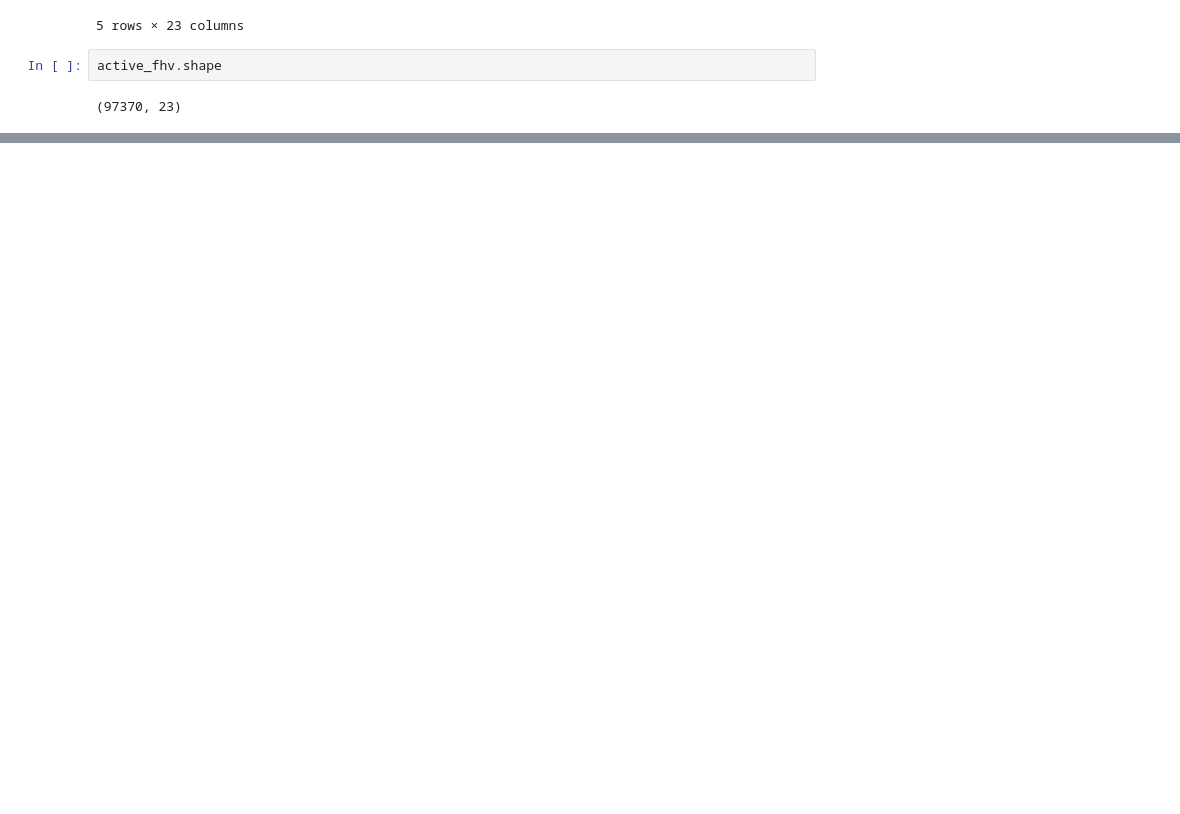
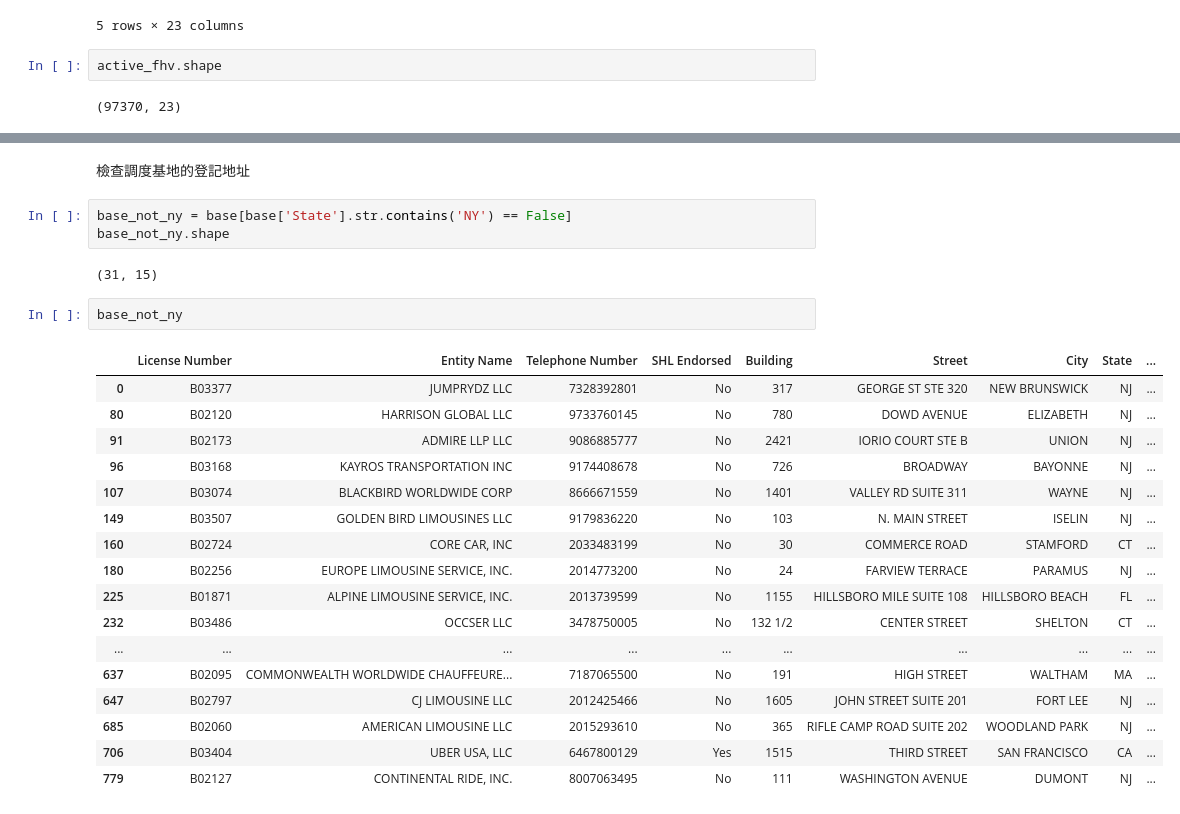
Before and after one commit to TicyYang/nyc-multimodal-ride-hailing-data-retrieval-platform, a Jupyter notebook: check_base_and_active_fhv.ipynb, the cells around one changed output, grey strips where cells are left out. Cells and saved outputs as stored; diff of their text form; blank space fills up the shorter version.

```diff
--- a/check_base_and_active_fhv.ipynb
+++ b/check_base_and_active_fhv.ipynb
@@ -34,0 +89,27 @@ active_fhv.shape
+# %% [markdown]
+檢查調度基地的登記地址
+# %%
+base_not_ny = base[base['State'].str.contains('NY') == False]
+base_not_ny.shape
+# %% [output]
+(31, 15)
+# %%
+base_not_ny
+# %% [output]
+|  | License Number | Entity Name | Telephone Number | SHL Endorsed | Building | Street | City | State | ... |
+| 0 | B03377 | JUMPRYDZ LLC | 7328392801 | No | 317 | GEORGE ST STE 320 | NEW BRUNSWICK | NJ | ... |
+| 80 | B02120 | HARRISON GLOBAL LLC | 9733760145 | No | 780 | DOWD AVENUE | ELIZABETH | NJ | ... |
+| 91 | B02173 | ADMIRE LLP LLC | 9086885777 | No | 2421 | IORIO COURT STE B | UNION | NJ | ... |
+| 96 | B03168 | KAYROS TRANSPORTATION INC | 9174408678 | No | 726 | BROADWAY | BAYONNE | NJ | ... |
+| 107 | B03074 | BLACKBIRD WORLDWIDE CORP | 8666671559 | No | 1401 | VALLEY RD SUITE 311 | WAYNE | NJ | ... |
+| 149 | B03507 | GOLDEN BIRD LIMOUSINES LLC | 9179836220 | No | 103 | N. MAIN STREET | ISELIN | NJ | ... |
+| 160 | B02724 | CORE CAR, INC | 2033483199 | No | 30 | COMMERCE ROAD | STAMFORD | CT | ... |
+| 180 | B02256 | EUROPE LIMOUSINE SERVICE, INC. | 2014773200 | No | 24 | FARVIEW TERRACE | PARAMUS | NJ | ... |
+| 225 | B01871 | ALPINE LIMOUSINE SERVICE, INC. | 2013739599 | No | 1155 | HILLSBORO MILE SUITE 108 | HILLSBORO BEACH | FL | ... |
+| 232 | B03486 | OCCSER LLC | 3478750005 | No | 132 1/2 | CENTER STREET | SHELTON | CT | ... |
+| ... | ... | ... | ... | ... | ... | ... | ... | ... | ... |
+| 637 | B02095 | COMMONWEALTH WORLDWIDE CHAUFFEURE... | 7187065500 | No | 191 | HIGH STREET | WALTHAM | MA | ... |
+| 647 | B02797 | CJ LIMOUSINE LLC | 2012425466 | No | 1605 | JOHN STREET SUITE 201 | FORT LEE | NJ | ... |
+| 685 | B02060 | AMERICAN LIMOUSINE LLC | 2015293610 | No | 365 | RIFLE CAMP ROAD SUITE 202 | WOODLAND PARK | NJ | ... |
+| 706 | B03404 | UBER USA, LLC | 6467800129 | Yes | 1515 | THIRD STREET | SAN FRANCISCO | CA | ... |
+| 779 | B02127 | CONTINENTAL RIDE, INC. | 8007063495 | No | 111 | WASHINGTON AVENUE | DUMONT | NJ | ... |
```
Also changed, not shown: parts of 8 cells of this notebook.
